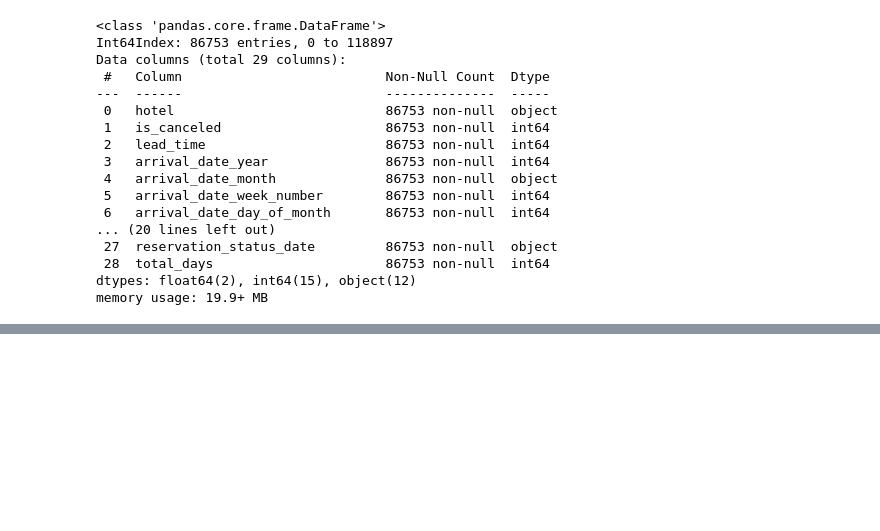
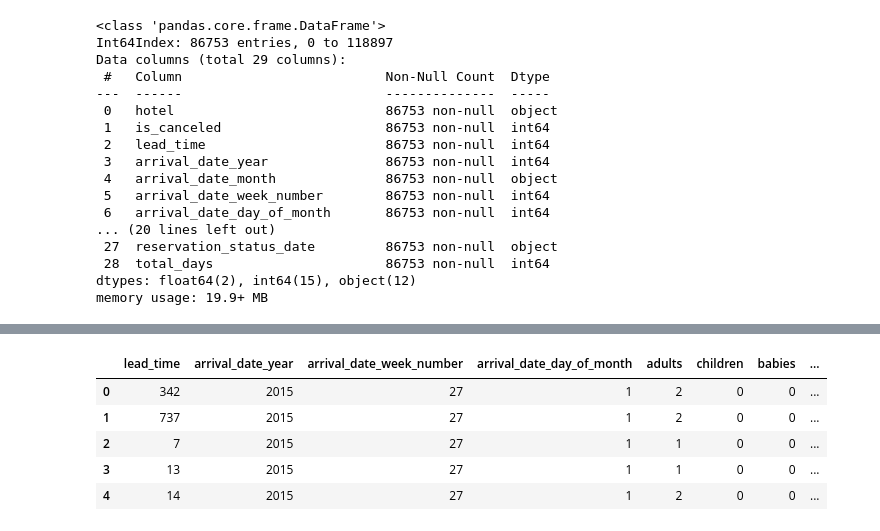
Before and after one commit to matteeussPei/Hotel-Booking-Demand, a Jupyter notebook: HotelML.ipynb, the cells around one changed output, grey strips where cells are left out. Saved outputs shown, nothing was run; the diff lists cells and outputs as text; code cells hidden in the pictures; blank space fills up the shorter version.

```diff
--- a/HotelML.ipynb
+++ b/HotelML.ipynb
@@ -144,0 +394,6 @@ ValueError: The truth value of a Series is ambiguous. Use a.empty, a.bool(), a.i
+# %%
+cat_cols.append('is_canceled')
+# %%
+cat_cols.append( 'is_repeated_guest')
+# %%
+cat_cols.append('different_room_type')
@@ -144,0 +424,10 @@ ValueError: The truth value of a Series is ambiguous. Use a.empty, a.bool(), a.i
+# %%
+num_cols = df_scale.drop(columns=cat_cols)
+num_cols.head()
+# %% [output]
+|  | lead_time | arrival_date_year | arrival_date_week_number | arrival_date_day_of_month | adults | children | babies | ... |
+| 0 | 342 | 2015 | 27 | 1 | 2 | 0 | 0 | ... |
+| 1 | 737 | 2015 | 27 | 1 | 2 | 0 | 0 | ... |
+| 2 | 7 | 2015 | 27 | 1 | 1 | 0 | 0 | ... |
+| 3 | 13 | 2015 | 27 | 1 | 1 | 0 | 0 | ... |
+| 4 | 14 | 2015 | 27 | 1 | 2 | 0 | 0 | ... |
```
Also changed, not shown: parts of 43 cells of this notebook.
